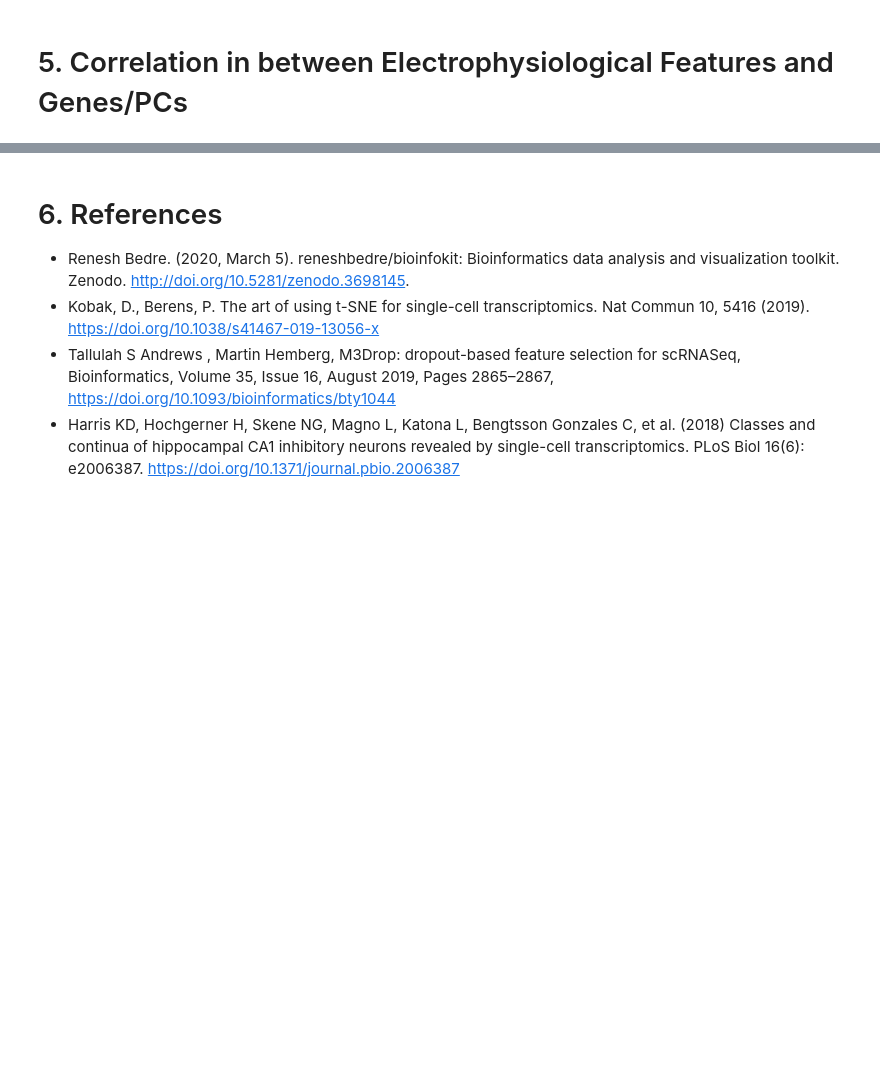
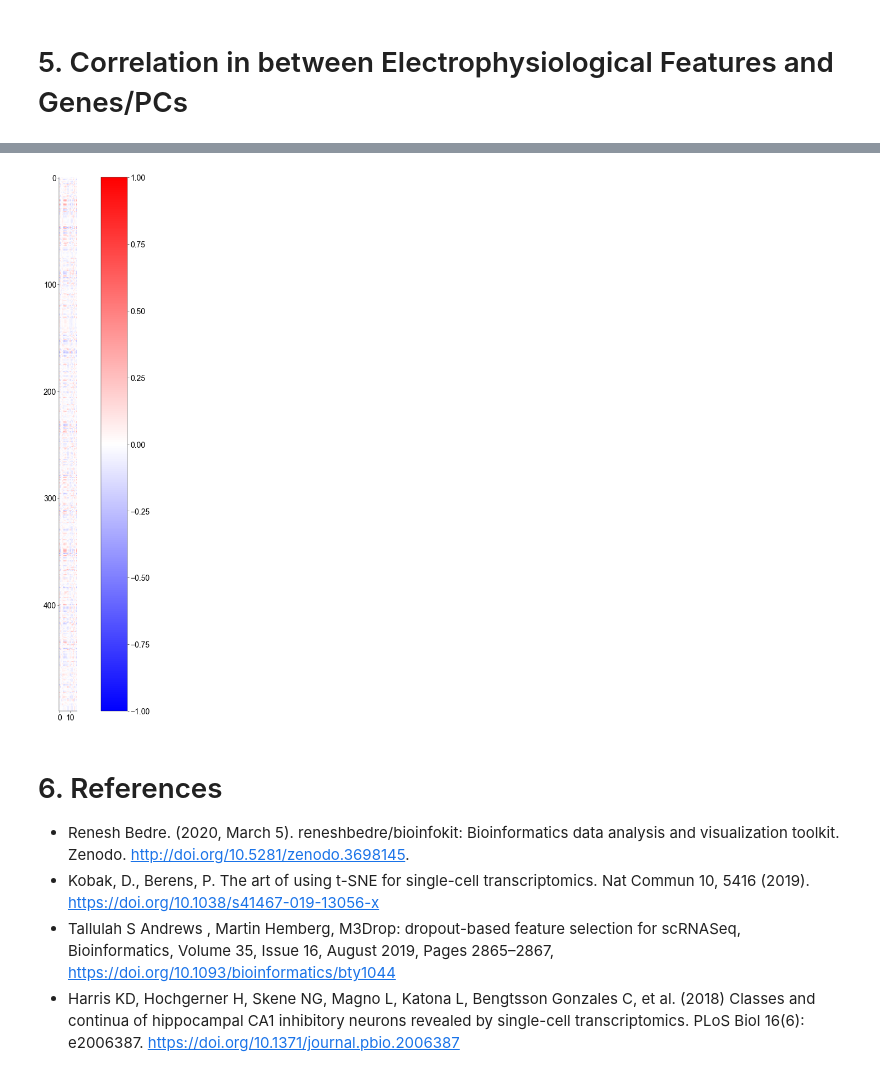
Before and after one commit to H-Kugler/neural-data-science, a Jupyter notebook: final_project/practical03_hand_in.ipynb, the cells around one changed output, grey strips where cells are left out. Cells and saved outputs as stored; diff of their text form; code cells hidden in the pictures; blank space fills up the shorter version.

Commit message:
correlation matrix looks still weird

```diff
--- a/final_project/practical03_hand_in.ipynb
+++ b/final_project/practical03_hand_in.ipynb
@@ -284,6 +284,8 @@ print(X.shape)
 for e in features_log:
     X[:, ephysNames == e] = np.log(X[:, ephysNames == e])
 X = X[:, ~np.isin(ephysNames, features_exclude)]
+# get actual names of features
+ephysNames_filtered = ephysNames[~np.isin(ephysNames, features_exclude)]
 
 keepcells = ~np.isnan(np.sum(X, axis=1))
 X = X[keepcells, :]
@@ -291,6 +293,7 @@ print(X.shape)
 
 X = X - X.mean(axis=0)
 ephysData_filtered = X / X.std(axis=0)
+cells_filtered = cells[keepcells]
 # %% [output]
 (1329, 29)
 (1320, 17)
@@ -825,0 +851,14 @@ plt.show()
+# %%
+# filter data such that it we have only cells with electrophysiologically data
+# TODO: should we do that at the beginning of the analysis? otherwise this is a problem with
+# TSNE data, because we have to filter the TSNE data as well
+
+exonCounts_ephys = pd.DataFrame(
+    exonCounts_filtered[keepcells, :],
+    index=cells_filtered,
+    columns=genes_filtered,
+)
+ephysData_filtered = pd.DataFrame(
+    ephysData_filtered, index=cells_filtered, columns=ephysNames_filtered
+)
+exonCounts_ephys
@@ -825,0 +879,23 @@ plt.show()
+# %%
+# calculate correlation matrix between cells and electrophysiological features
+# concatenate the dataframes electrophysiological features and exon counts
+
+data = pd.concat([ephysData_filtered, exonCounts_ephys], axis=1)
+
+cor_m = np.corrcoef(data, rowvar=False)
+# eliminate correlations between genes and electrophysiological features
+cor_m = cor_m[ephysData_filtered.shape[1] :, : ephysData_filtered.shape[1]]
+
+# extract top 10 genes with highest correlation for each of the 17 electrophysiological feature
+top10 = np.zeros((17, 10)).astype(object)
+for i in range(17):
+    top10[i, :] = genes[np.argsort(cor_m[:, i])[-10:]]
+
+
+# plot correlation matrix
+plt.figure(figsize=(10, 10))
+plt.imshow(cor_m, cmap="bwr", vmin=-1, vmax=1)
+plt.colorbar()
+plt.show()
+# %% [output]
+[figure, added]
```
Also changed, not shown: parts of 28 cells of this notebook.
